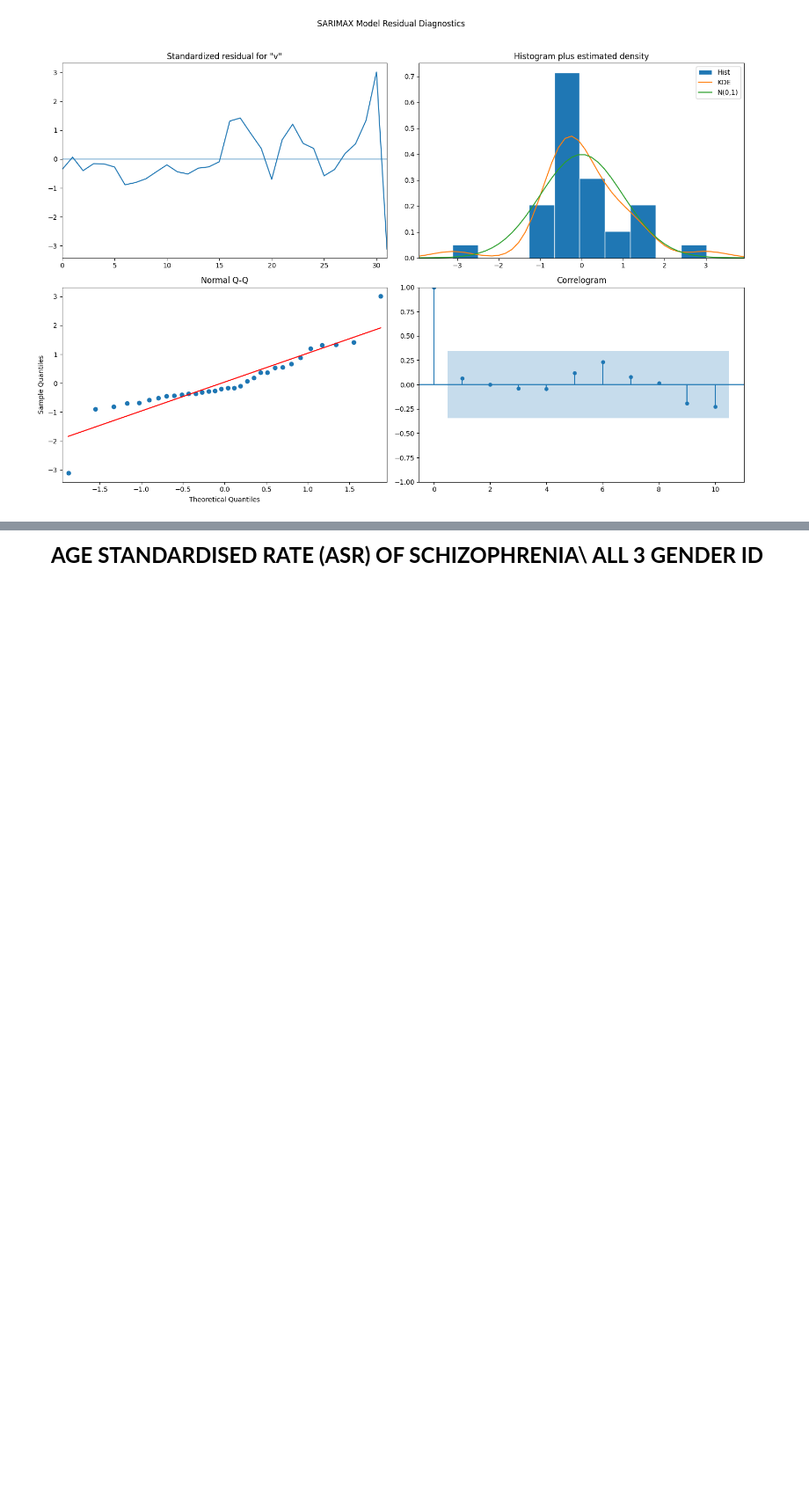
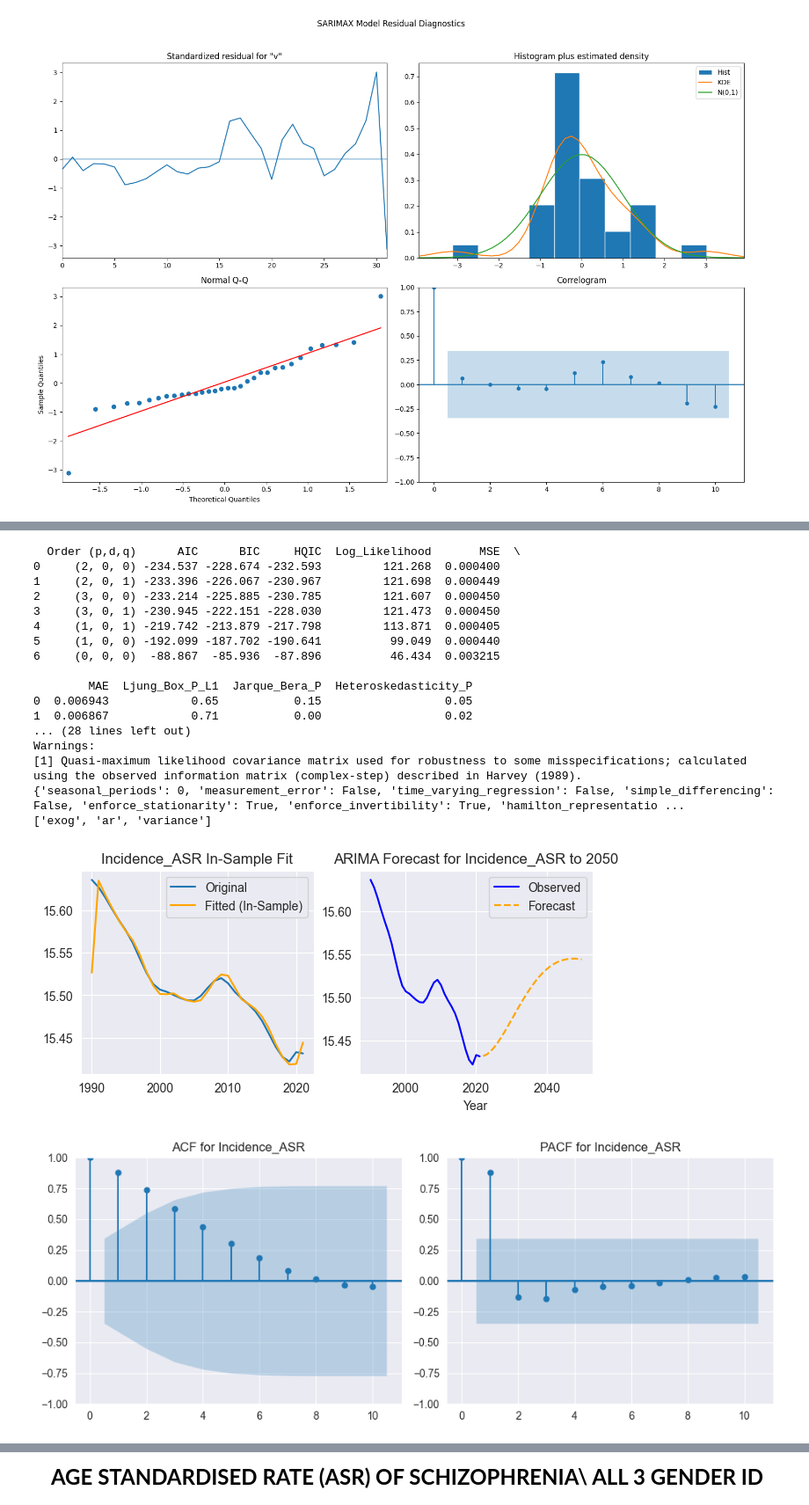
Before and after one commit to ToraKisaki/GHD2021_Schizophrenia, a Jupyter notebook: !!_ARIMA_analysis.ipynb, the cells around one changed output, grey strips where cells are left out. Shown at 88% size. Drawn from its saved outputs; the diff is of its cells as text; code cells hidden in the pictures; blank space fills up the shorter version.

```diff
--- a/!!_ARIMA_analysis.ipynb
+++ b/!!_ARIMA_analysis.ipynb
@@ -611,0 +637,5 @@ Warnings:
+# %%
+# Load the dataset
+file_path = 'analysis_data/Incidence_ASR.csv'
+ARIMA_CHECKVAR(file_path)
+# %% [output]
@@ -611,0 +657,19 @@ Warnings:
+  Order (p,d,q)      AIC      BIC     HQIC  Log_Likelihood       MSE  \
+0     (2, 0, 0) -234.537 -228.674 -232.593         121.268  0.000400
+1     (2, 0, 1) -233.396 -226.067 -230.967         121.698  0.000449
+2     (3, 0, 0) -233.214 -225.885 -230.785         121.607  0.000450
+3     (3, 0, 1) -230.945 -222.151 -228.030         121.473  0.000450
+4     (1, 0, 1) -219.742 -213.879 -217.798         113.871  0.000405
+5     (1, 0, 0) -192.099 -187.702 -190.641          99.049  0.000440
+6     (0, 0, 0)  -88.867  -85.936  -87.896          46.434  0.003215
+
+        MAE  Ljung_Box_P_L1  Jarque_Bera_P  Heteroskedasticity_P
+0  0.006943            0.65           0.15                  0.05
+1  0.006867            0.71           0.00                  0.02
+... (28 lines left out)
+Warnings:
+[1] Quasi-maximum likelihood covariance matrix used for robustness to some misspecifications; calculated using the observed information matrix (complex-step) described in Harvey (1989).
+{'seasonal_periods': 0, 'measurement_error': False, 'time_varying_regression': False, 'simple_differencing': False, 'enforce_stationarity': True, 'enforce_invertibility': True, 'hamilton_representatio ...
+['exog', 'ar', 'variance']
+[figure, added]
+[figure, added]
```
Also changed, not shown: parts of 7 cells of this notebook, 12 other files.
